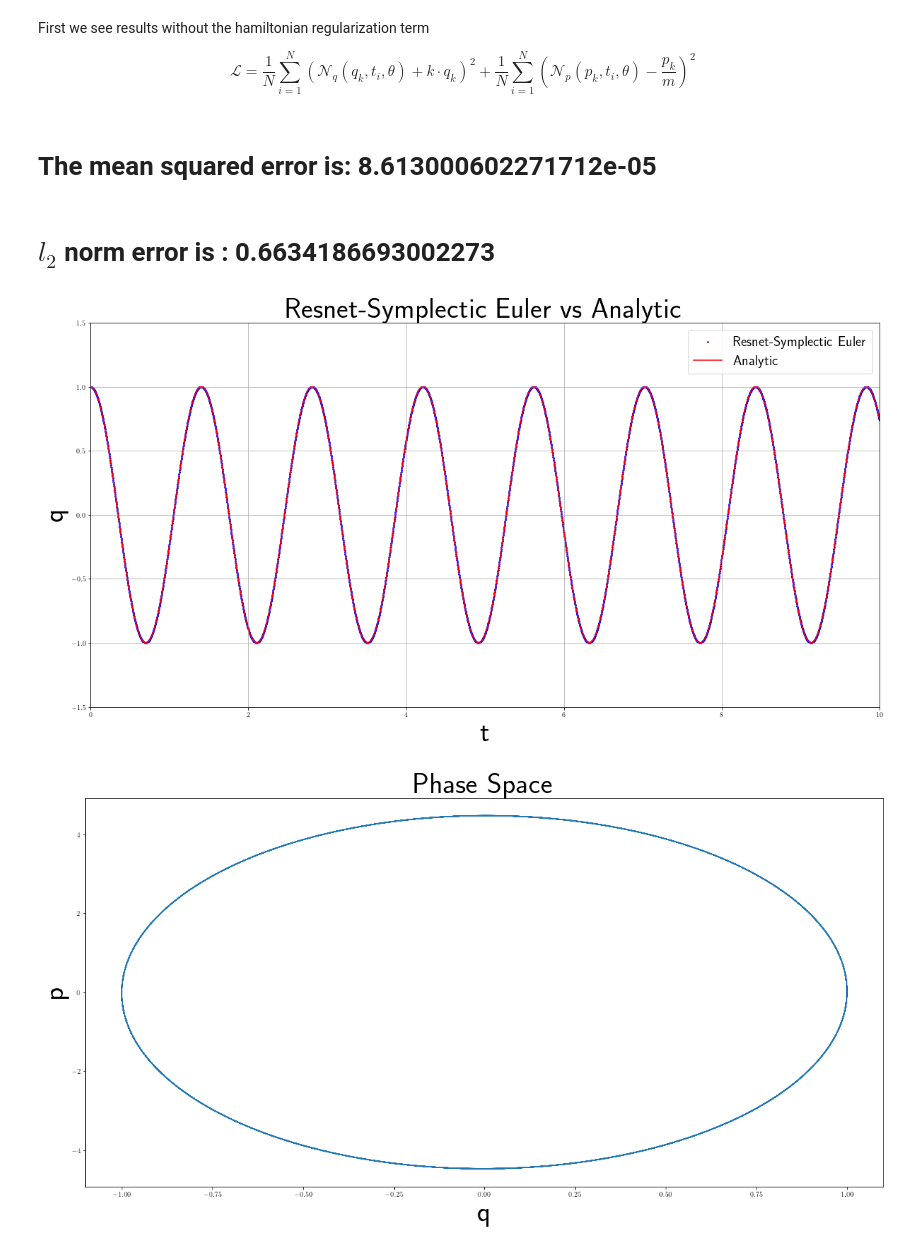
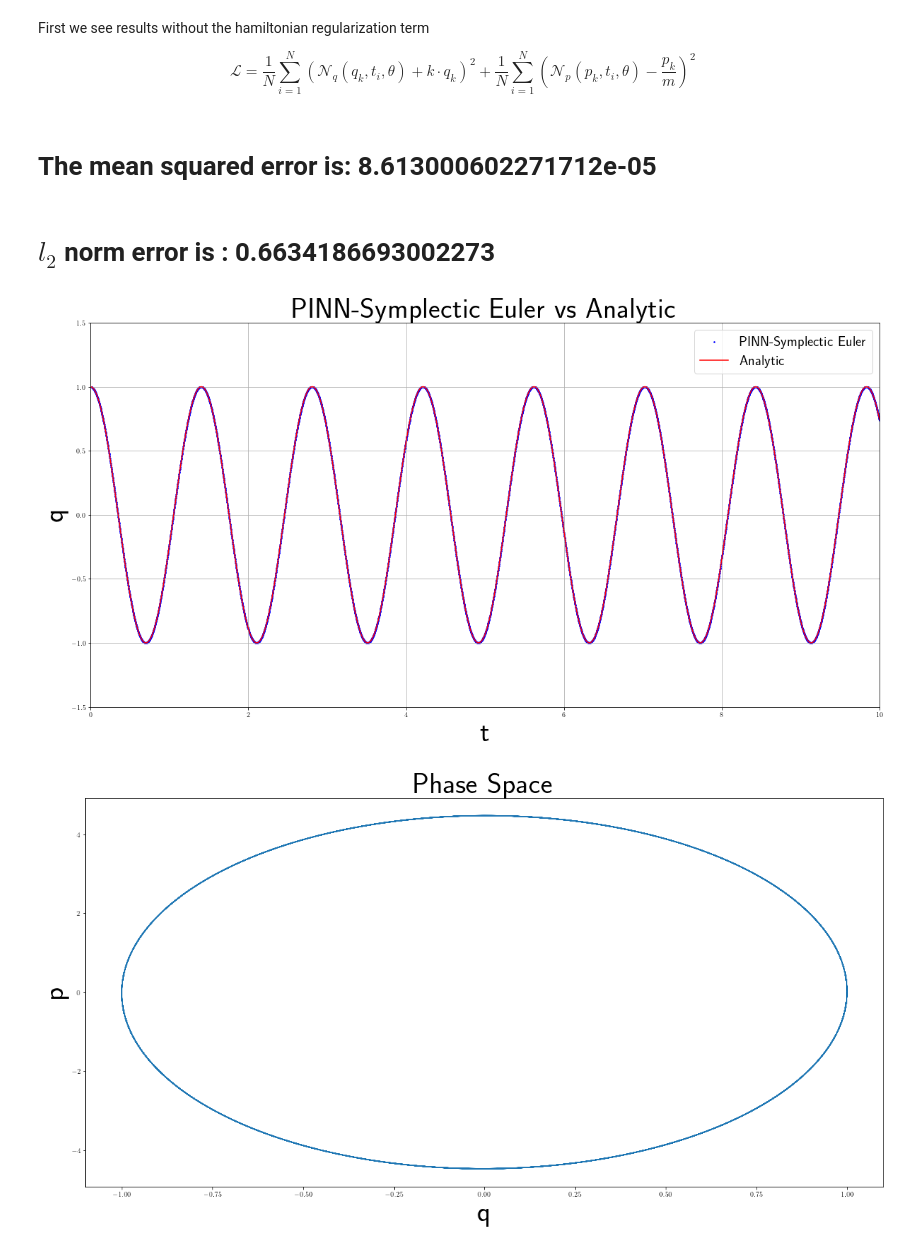
Before and after one commit to PrathamLalwani/ISRA2023, a Jupyter notebook: Solution.ipynb, the cells around one changed output. Drawn from its saved outputs; the diff is of its cells as text; code cells hidden in the pictures.

```diff
--- a/Solution.ipynb
+++ b/Solution.ipynb
@@ -73,22 +74,22 @@ model_without_hamiltonian = tf.keras.models.load_model("model_without_hamiltonia
 # %%
 xx,xx_,tt = make_predictions(model_without_hamiltonian,l=l,u= u,x0=x0,x_0=x_0,h=h)
 plt.figure(figsize=figsize)
 plt.scatter(tt,xx,marker=".",color ="blue",s=10)
 plt.plot(tt,oscillator(x0[0],x_0[0],np.array(tt),20.,1.),"r")
-plt.title("Resnet-Symplectic Euler vs Analytic",size=40)
+plt.title("PINN-Symplectic Euler vs Analytic",size=40)
 plt.xlabel('t',size=40)
 plt.ylabel('q',size=40)
 plt.xlim(0,10)
 plt.ylim(-1.5,1.5)
 plt.grid()
-plt.legend(["Resnet-Symplectic Euler","Analytic"],loc="upper right",prop={'size': 20})
+plt.legend(["PINN-Symplectic Euler","Analytic"],loc="upper right",prop={'size': 20})
 display(Markdown(f"# The mean squared error is: {np.mean((xx-oscillator(x0[0],x_0[0],np.array(tt),20.,1.))**2)}"))
 display(Markdown(f"# $l_2$ norm error is : {np.linalg.norm(xx-oscillator(x0[0],x_0[0],np.array(tt),20.,1.),2)}"))
 plt.show()
 # %% [output]
 # The mean squared error is: 8.613000602271712e-05
 # $l_2$ norm error is : 0.6634186693002273
-[figure, old version]
+[figure, new version]
 # %%
 plt.figure(figsize=figsize)
 plt.plot(xx,xx_)
```
Also changed, not shown: parts of 10 cells of this notebook, 8 other files.
